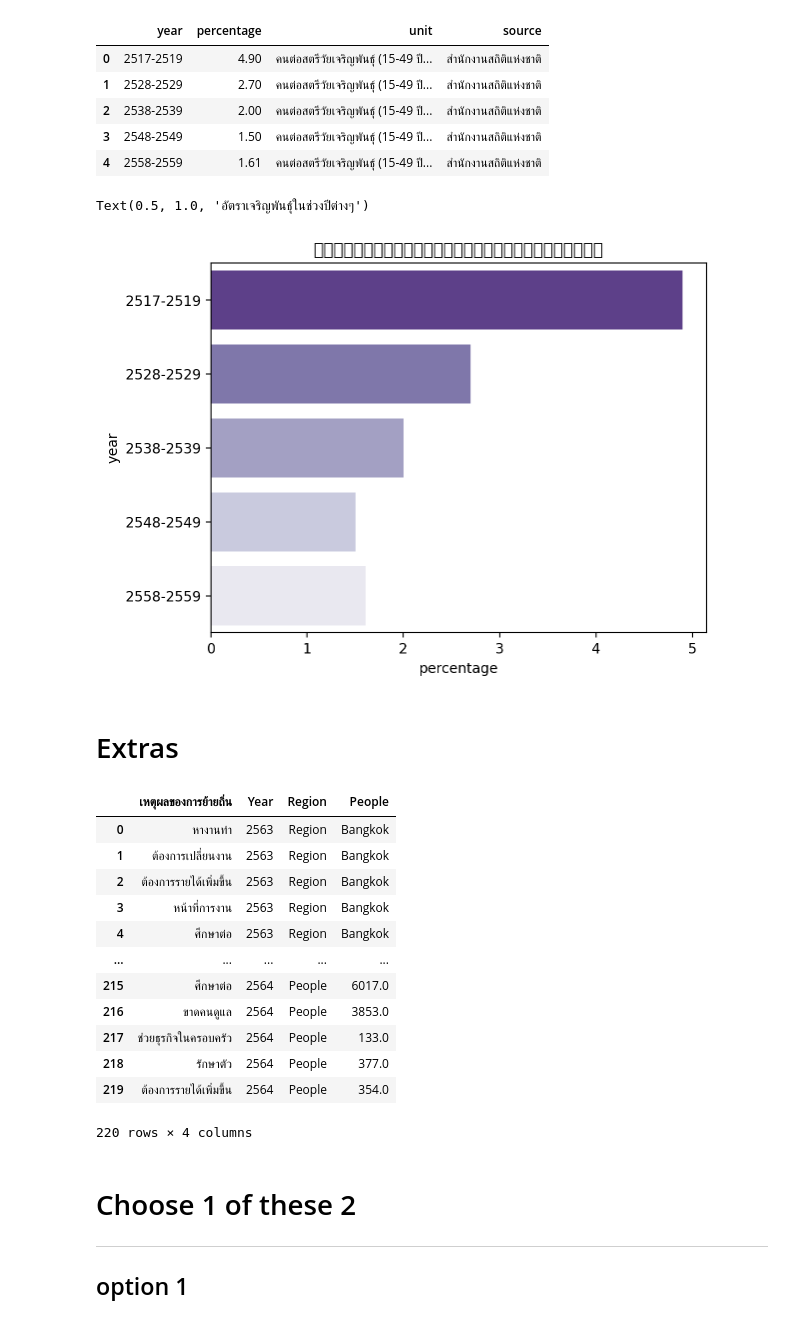
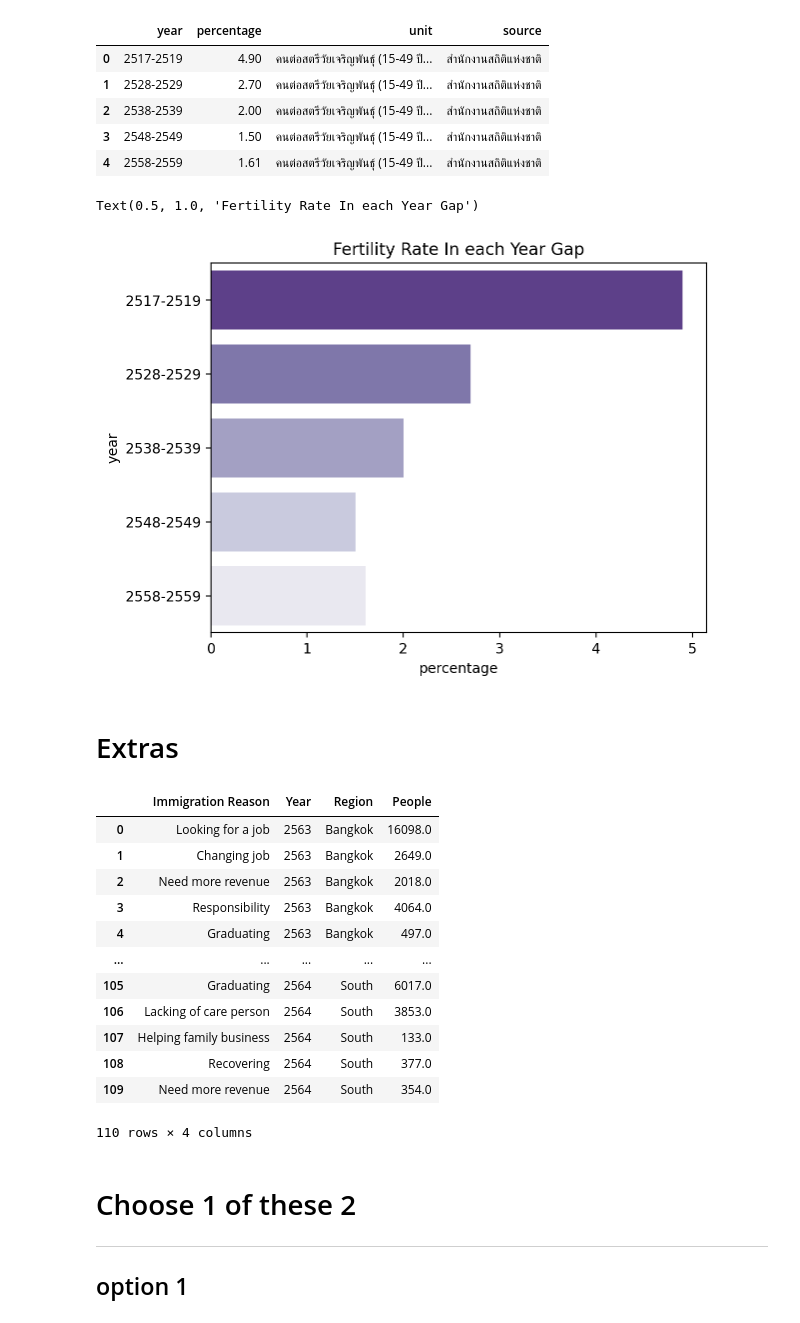
Before and after one commit to Zylink2/Machine_Learning_Project_2, a Jupyter notebook: Com/Test_Com2.ipynb, the cells around one changed output. Saved outputs shown, nothing was run; the diff lists cells and outputs as text; code cells hidden in the pictures.

```diff
--- a/Com/Test_Com2.ipynb
+++ b/Com/Test_Com2.ipynb
@@ -427,30 +444,29 @@ fertility
 | 4 | 2558-2559 | 1.61 | คนต่อสตรีวัยเจริญพันธุ์ (15-49 ปี... | สำนักงานสถิติแห่งชาติ |
 # %%
 sns.barplot(fertility, x="percentage", y="year", palette="Purples_r")
-plt.title("อัตราเจริญพันธุ์ในช่วงปีต่างๆ")
+plt.title("Fertility Rate In each Year Gap")
 # %% [output]
-Text(0.5, 1.0, 'อัตราเจริญพันธุ์ในช่วงปีต่างๆ')
+Text(0.5, 1.0, 'Fertility Rate In each Year Gap')
-[figure, old version]
+[figure, new version]
 # %% [markdown]
 # Extras
 # %%
 # เปลี่ยนรูปแบบของตารางจาก wide format เป็น long format เพื่อความง่ายในการสร้างกราฟ และวิเคราะห์ข้อมูล
-reasons_6364 = pd.melt(reasons_6364,id_vars=["เหตุผลของการย้ายถิ่น","Year"],var_name="Region", value_name="People").copy()
 reasons_6364
 # %% [output]
-|  | เหตุผลของการย้ายถิ่น | Year | Region | People |
-| 0 | หางานทำ | 2563 | Region | Bangkok |
-| 1 | ต้องการเปลี่ยนงาน | 2563 | Region | Bangkok |
-| 2 | ต้องการรายได้เพิ่มขึ้น | 2563 | Region | Bangkok |
-| 3 | หน้าที่การงาน | 2563 | Region | Bangkok |
-| 4 | ศึกษาต่อ | 2563 | Region | Bangkok |
+|  | Immigration Reason | Year | Region | People |
+| 0 | Looking for a job | 2563 | Bangkok | 16098.0 |
+| 1 | Changing job | 2563 | Bangkok | 2649.0 |
+| 2 | Need more revenue | 2563 | Bangkok | 2018.0 |
+| 3 | Responsibility | 2563 | Bangkok | 4064.0 |
+| 4 | Graduating | 2563 | Bangkok | 497.0 |
 | ... | ... | ... | ... | ... |
-| 215 | ศึกษาต่อ | 2564 | People | 6017.0 |
-| 216 | ขาดคนดูแล | 2564 | People | 3853.0 |
-| 217 | ช่วยธุรกิจในครอบครัว | 2564 | People | 133.0 |
-| 218 | รักษาตัว | 2564 | People | 377.0 |
-| 219 | ต้องการรายได้เพิ่มขึ้น | 2564 | People | 354.0 |
+| 105 | Graduating | 2564 | South | 6017.0 |
+| 106 | Lacking of care person | 2564 | South | 3853.0 |
+| 107 | Helping family business | 2564 | South | 133.0 |
+| 108 | Recovering | 2564 | South | 377.0 |
+| 109 | Need more revenue | 2564 | South | 354.0 |
-220 rows × 4 columns
+110 rows × 4 columns
 # %%
 # แยกตามภาค
 # sns.catplot(reasons_6364.sort_values("People", ascending=False),
```
Also changed, not shown: parts of 24 cells of this notebook.
